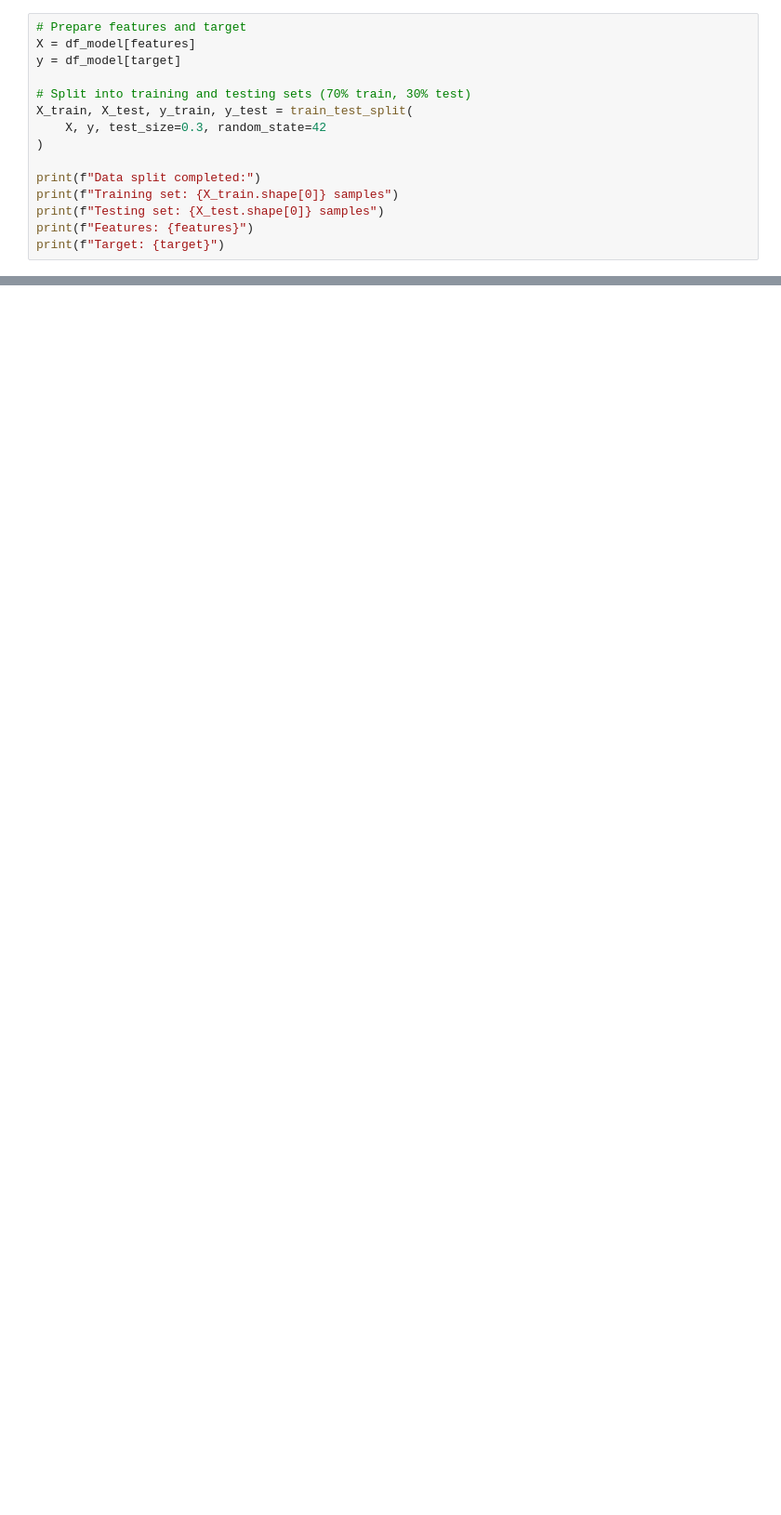
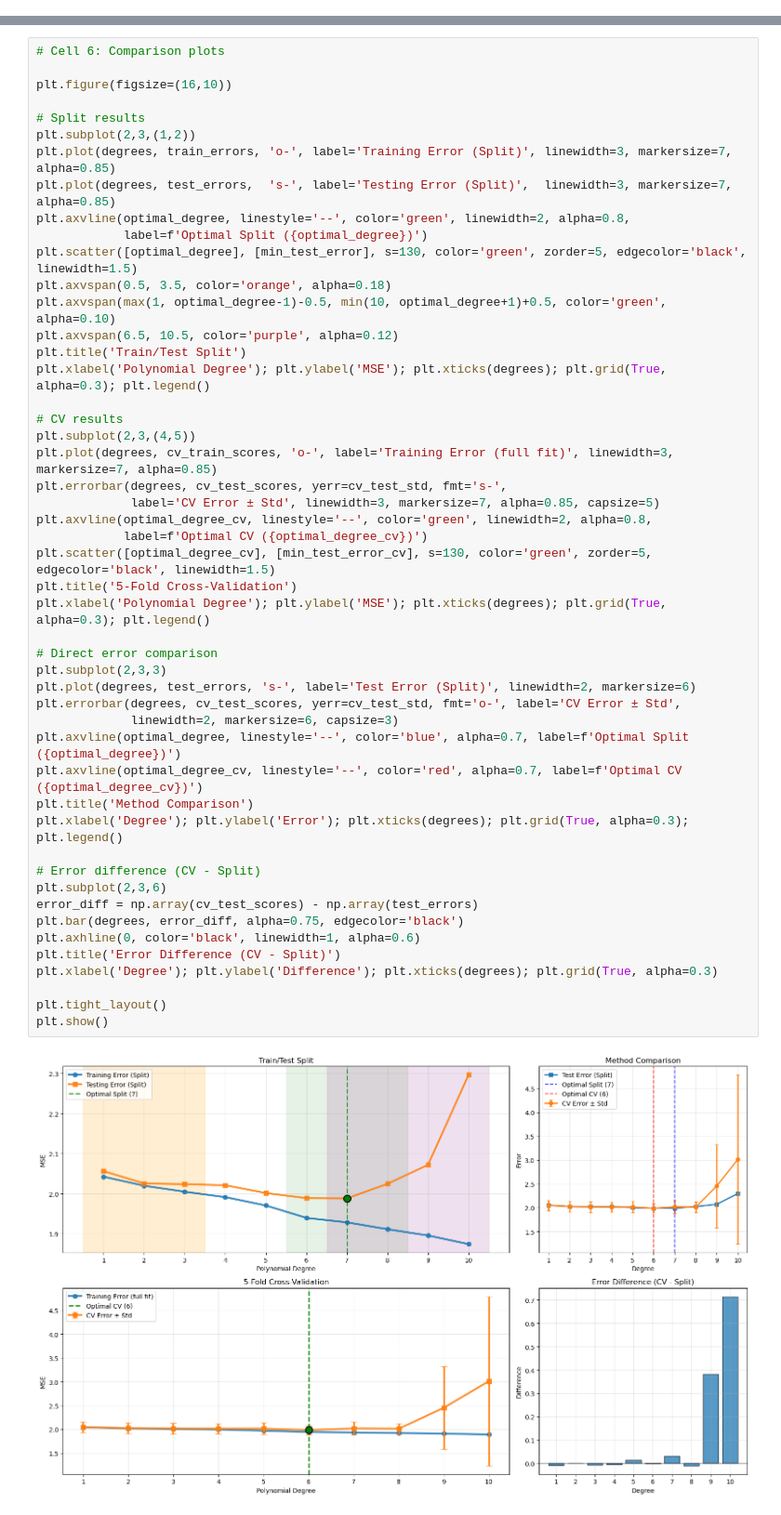
Before and after one commit to ozgurcemalozer/CE49X_Fall2025_Ozgur_Cemal_Ozer, a Jupyter notebook: labs/Lab05/Lab5_BiasVariance.ipynb, the cells around one changed output, grey strips where cells are left out. Shown: that part at 93% size. Drawn from its saved outputs; the diff is of its cells as text; blank space fills up the shorter version.

```diff
--- a/labs/Lab05/Lab5_BiasVariance.ipynb
+++ b/labs/Lab05/Lab5_BiasVariance.ipynb
@@ -95,15 +74,0 @@ max      44.600000    88.700000     2.180600    11.900000
-# %%
-# Prepare features and target
-X = df_model[features]
-y = df_model[target]
-
-# Split into training and testing sets (70% train, 30% test)
-X_train, X_test, y_train, y_test = train_test_split(
-    X, y, test_size=0.3, random_state=42
-)
-
-print(f"Data split completed:")
-print(f"Training set: {X_train.shape[0]} samples")
-print(f"Testing set: {X_test.shape[0]} samples")
-print(f"Features: {features}")
-print(f"Target: {target}")
@@ -411,0 +323,51 @@ Degree   Features   Train MSE    Test MSE     Gap        R² Test    Status
+# %%
+# Cell 6: Comparison plots
+
+plt.figure(figsize=(16,10))
+
+# Split results
+plt.subplot(2,3,(1,2))
+plt.plot(degrees, train_errors, 'o-', label='Training Error (Split)', linewidth=3, markersize=7, alpha=0.85)
+plt.plot(degrees, test_errors,  's-', label='Testing Error (Split)',  linewidth=3, markersize=7, alpha=0.85)
+plt.axvline(optimal_degree, linestyle='--', color='green', linewidth=2, alpha=0.8,
+            label=f'Optimal Split ({optimal_degree})')
+plt.scatter([optimal_degree], [min_test_error], s=130, color='green', zorder=5, edgecolor='black', linewidth=1.5)
+plt.axvspan(0.5, 3.5, color='orange', alpha=0.18)
+plt.axvspan(max(1, optimal_degree-1)-0.5, min(10, optimal_degree+1)+0.5, color='green', alpha=0.10)
+plt.axvspan(6.5, 10.5, color='purple', alpha=0.12)
+plt.title('Train/Test Split')
+plt.xlabel('Polynomial Degree'); plt.ylabel('MSE'); plt.xticks(degrees); plt.grid(True, alpha=0.3); plt.legend()
+
+# CV results
+plt.subplot(2,3,(4,5))
+plt.plot(degrees, cv_train_scores, 'o-', label='Training Error (full fit)', linewidth=3, markersize=7, alpha=0.85)
+plt.errorbar(degrees, cv_test_scores, yerr=cv_test_std, fmt='s-',
+             label='CV Error ± Std', linewidth=3, markersize=7, alpha=0.85, capsize=5)
+plt.axvline(optimal_degree_cv, linestyle='--', color='green', linewidth=2, alpha=0.8,
+            label=f'Optimal CV ({optimal_degree_cv})')
+plt.scatter([optimal_degree_cv], [min_test_error_cv], s=130, color='green', zorder=5, edgecolor='black', linewidth=1.5)
+plt.title('5-Fold Cross-Validation')
+plt.xlabel('Polynomial Degree'); plt.ylabel('MSE'); plt.xticks(degrees); plt.grid(True, alpha=0.3); plt.legend()
+
+# Direct error comparison
+plt.subplot(2,3,3)
+plt.plot(degrees, test_errors, 's-', label='Test Error (Split)', linewidth=2, markersize=6)
+plt.errorbar(degrees, cv_test_scores, yerr=cv_test_std, fmt='o-', label='CV Error ± Std',
+             linewidth=2, markersize=6, capsize=3)
+plt.axvline(optimal_degree, linestyle='--', color='blue', alpha=0.7, label=f'Optimal Split ({optimal_degree})')
+plt.axvline(optimal_degree_cv, linestyle='--', color='red', alpha=0.7, label=f'Optimal CV ({optimal_degree_cv})')
+plt.title('Method Comparison')
+plt.xlabel('Degree'); plt.ylabel('Error'); plt.xticks(degrees); plt.grid(True, alpha=0.3); plt.legend()
+
+# Error difference (CV - Split)
+plt.subplot(2,3,6)
+error_diff = np.array(cv_test_scores) - np.array(test_errors)
+plt.bar(degrees, error_diff, alpha=0.75, edgecolor='black')
+plt.axhline(0, color='black', linewidth=1, alpha=0.6)
+plt.title('Error Difference (CV - Split)')
+plt.xlabel('Degree'); plt.ylabel('Difference'); plt.xticks(degrees); plt.grid(True, alpha=0.3)
+
+plt.tight_layout()
+plt.show()
+# %% [output]
+[figure, added]
```
Also changed, not shown: parts of 11 cells of this notebook.
